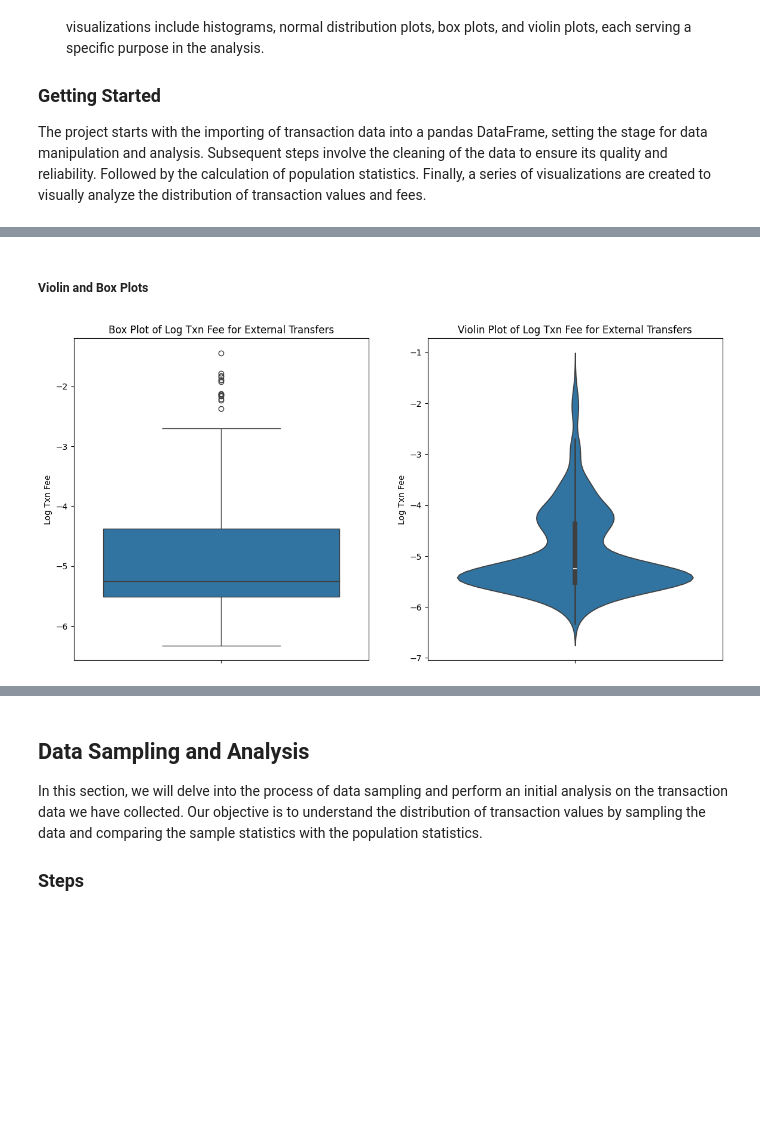
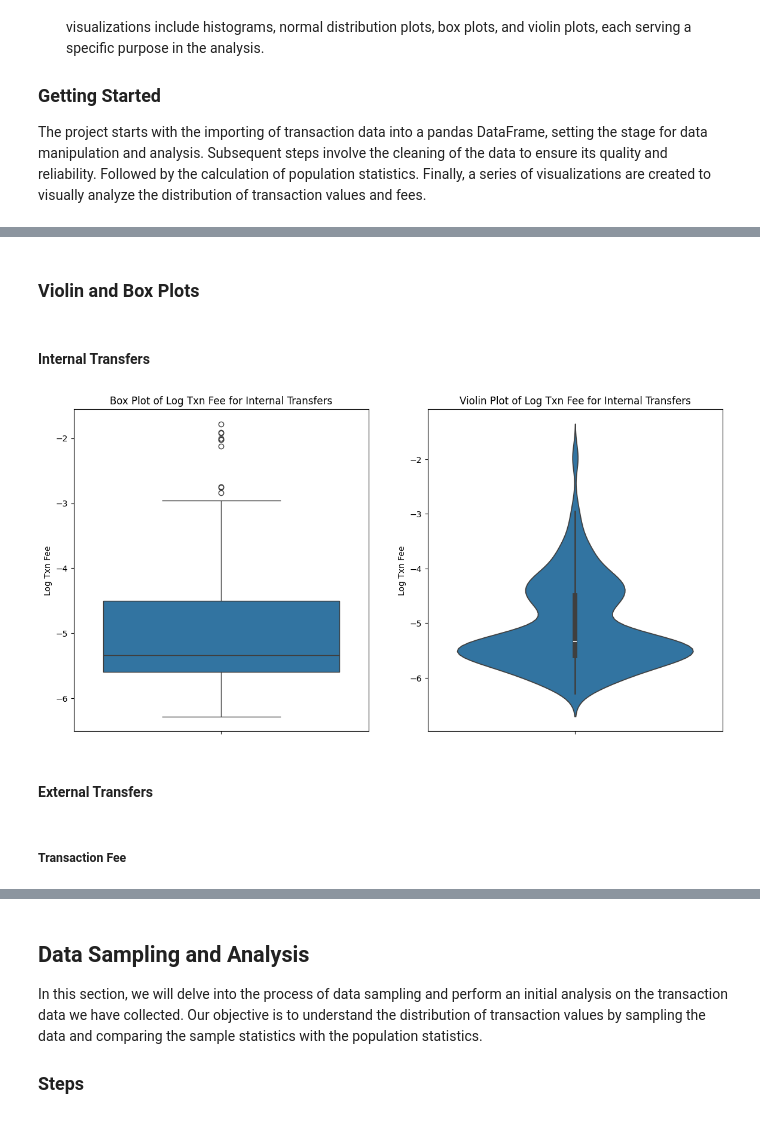
Before and after one commit to F102M8/data_science-CA0-1, a Jupyter notebook: CA0.ipynb, the cells around one changed output, grey strips where cells are left out. Drawn from its saved outputs; the diff is of its cells as text; code cells hidden in the pictures; blank space fills up the shorter version.

```diff
--- a/CA0.ipynb
+++ b/CA0.ipynb
@@ -154,7 +276,7 @@ The project aims to deliver the following deliverables:
 
 The project starts with the importing of transaction data into a pandas DataFrame, setting the stage for data manipulation and analysis. Subsequent steps involve the cleaning of the data to ensure its quality and reliability. Followed by the calculation of population statistics. Finally, a series of visualizations are created to visually analyze the distribution of transaction values and fees.
 # %%
-df = pd.read_csv('cleansed_data.csv', index_col=0)
+df = pd.read_csv('data/cleansed_data.csv', index_col=0)
 # %%
 df.head()
 # %% [output]
@@ -196,5 +318,6 @@ Value Mean: 0.9508479466595318, Standard Deviation: 14.398253312581035
 internal_tx_df = df[df['Value'] == 0]
 external_tx_df = df[df['Value'] != 0]
 # %%
-internal_tx_df.loc[:, 'Log Txn Fee'] = np.log(internal_tx_df['Txn Fee'])
+internal_tx_df.loc[:, ['Log Txn Fee']] = np.log(internal_tx_df['Txn Fee'])
+internal_tx_df.to_csv('data/internal_transfers.csv')
 # %%
@@ -271,18 +394,24 @@ plt.show()
 # %% [markdown]
-##### Violin and Box Plots
+### Violin and Box Plots
+# %% [markdown]
+#### Internal Transfers
 # %%
 plt.figure(figsize=(14, 7))
 plt.subplot(1, 2, 1)
 sns.boxplot(data=internal_tx_df, y='Log Txn Fee')
-plt.title('Box Plot of Log Txn Fee for External Transfers')
+plt.title('Box Plot of Log Txn Fee for Internal Transfers')
 
 plt.subplot(1, 2, 2)
 sns.violinplot(data=internal_tx_df, y='Log Txn Fee')
-plt.title('Violin Plot of Log Txn Fee for External Transfers')
+plt.title('Violin Plot of Log Txn Fee for Internal Transfers')
 
 plt.show()
 # %% [output]
-[figure, old version]
+[figure, new version]
+# %% [markdown]
+#### External Transfers
+# %% [markdown]
+##### Transaction Fee
 # %%
 plt.figure(figsize=(14, 7))
 plt.subplot(1, 2, 1)
```
Also changed, not shown: parts of 63 cells of this notebook, 3 other files.
